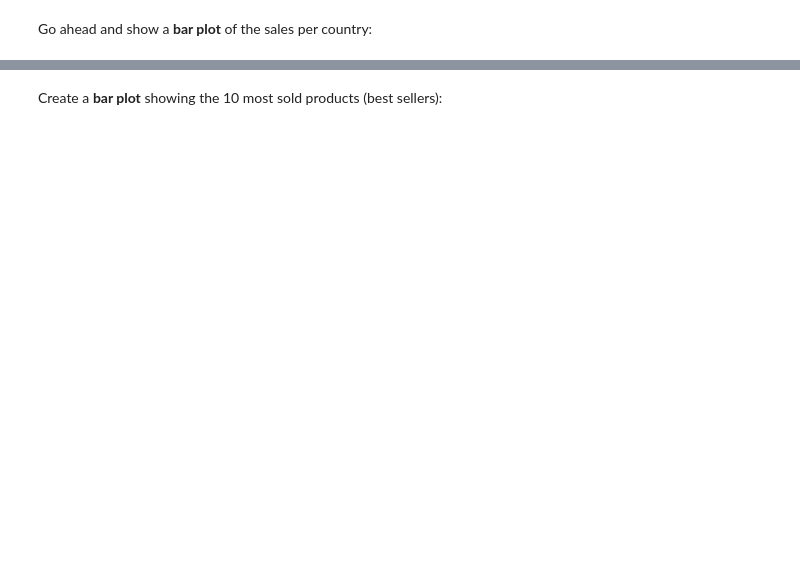
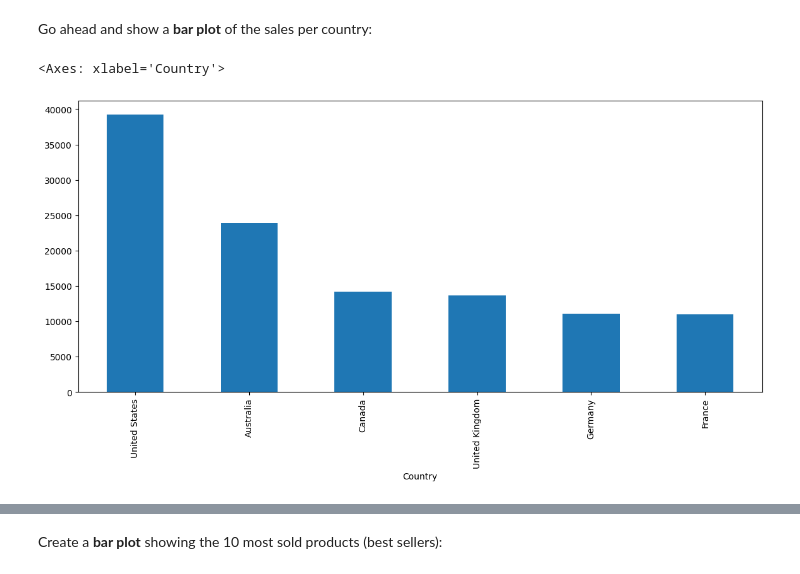
Before and after one commit to GhalibFaruqe101/ML-self-learning-, a Jupyter notebook: Exercises_1.ipynb, the cells around one changed output, grey strips where cells are left out. Saved outputs shown, nothing was run; the diff lists cells and outputs as text; code cells hidden in the pictures; blank space fills up the shorter version.

```diff
--- a/Exercises_1.ipynb
+++ b/Exercises_1.ipynb
@@ -123,5 +229,9 @@ sales['Country'].value_counts()
 Go ahead and show a <b>bar plot</b> of the sales per country:
 # %%
 # your code goes here
+sales['Country'].value_counts().plot(kind='bar', figsize=(14,6))
+# %% [output]
+<Axes: xlabel='Country'>
+[figure, added]
 # %%
 sales['Country'].value_counts().plot(kind='bar', figsize=(14,6))
```
Also changed, not shown: parts of 52 cells of this notebook.
